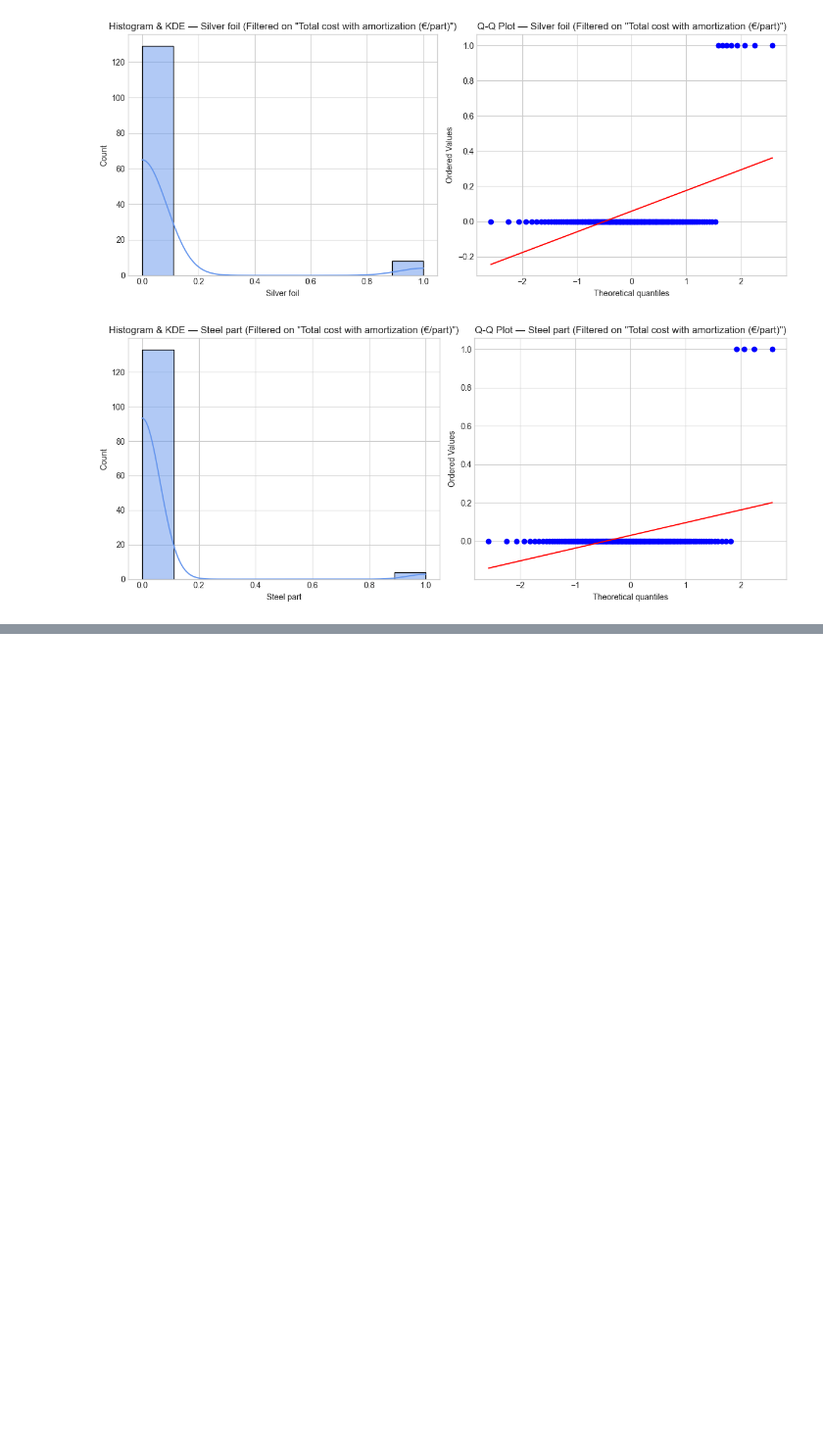
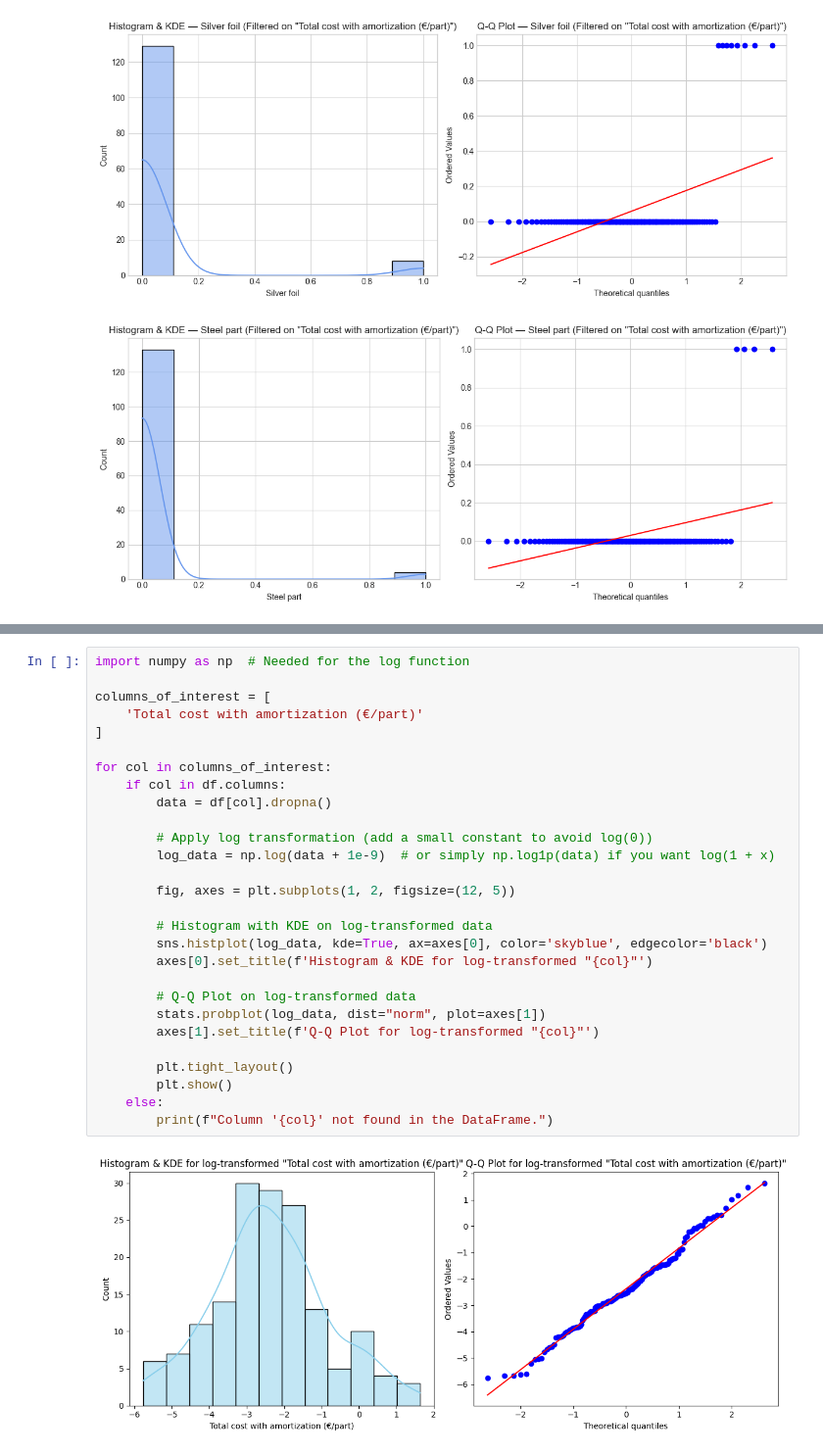
Before and after one commit to Driciotto/Cas-Fil-Rouge-, a Jupyter notebook: Data Adriano/Analysis_v0.ipynb, the cells around one changed output, grey strips where cells are left out. Shown at 98% size. Cells and saved outputs as stored; diff of their text form; blank space fills up the shorter version.

```diff
--- a/Data Adriano/Analysis_v0.ipynb
+++ b/Data Adriano/Analysis_v0.ipynb
@@ -250,0 +283,30 @@ for col in columns_of_interest:
+# %%
+import numpy as np  # Needed for the log function
+
+columns_of_interest = [
+    'Total cost with amortization (€/part)'
+]
+
+for col in columns_of_interest:
+    if col in df.columns:
+        data = df[col].dropna()
+
+        # Apply log transformation (add a small constant to avoid log(0))
+        log_data = np.log(data + 1e-9)  # or simply np.log1p(data) if you want log(1 + x)
+
+        fig, axes = plt.subplots(1, 2, figsize=(12, 5))
+
+        # Histogram with KDE on log-transformed data
+        sns.histplot(log_data, kde=True, ax=axes[0], color='skyblue', edgecolor='black')
+        axes[0].set_title(f'Histogram & KDE for log-transformed "{col}"')
+
+        # Q-Q Plot on log-transformed data
+        stats.probplot(log_data, dist="norm", plot=axes[1])
+        axes[1].set_title(f'Q-Q Plot for log-transformed "{col}"')
+
+        plt.tight_layout()
+        plt.show()
+    else:
+        print(f"Column '{col}' not found in the DataFrame.")
+# %% [output]
+[figure, added]
```
Also changed, not shown: parts of 2 cells of this notebook, 7 other files.
